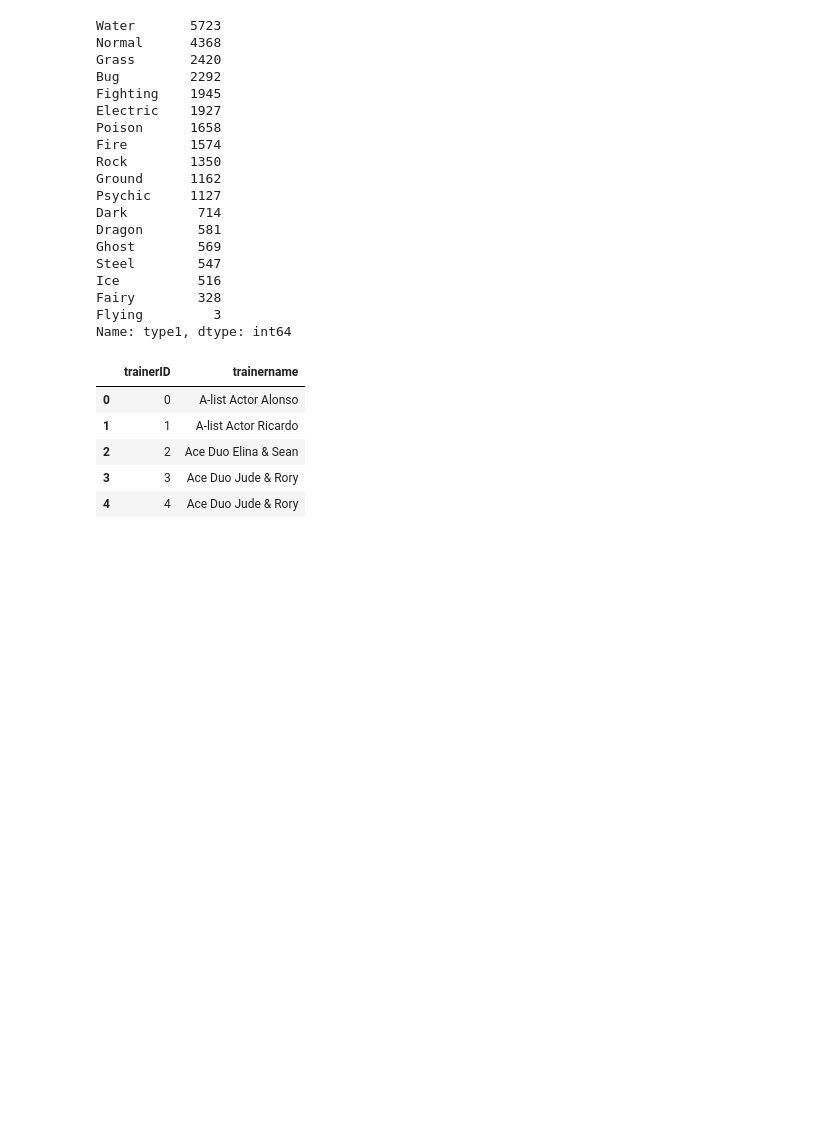
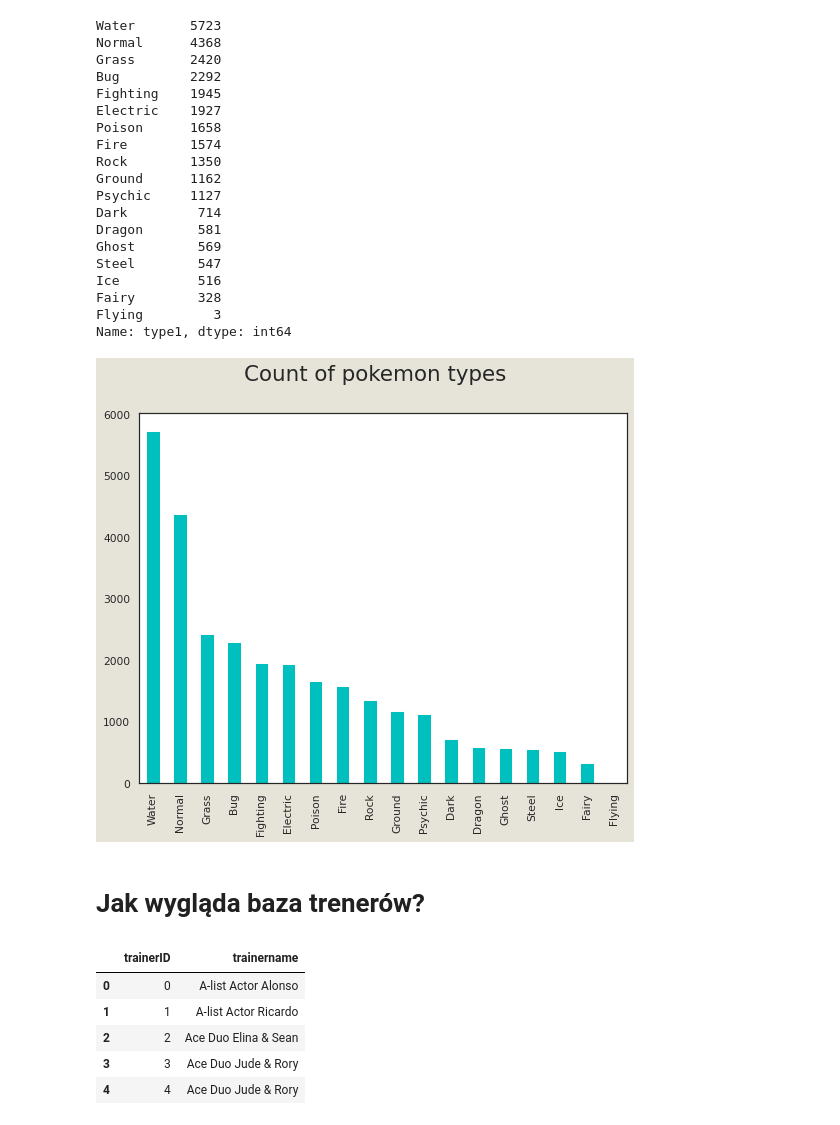
Before and after one commit to infoshareacademy/jdszr2-DataResearchers, a Jupyter notebook: python/main.ipynb, the cells around one changed output. Cells and saved outputs as stored; diff of their text form; code cells hidden in the pictures; blank space fills up the shorter version.

```diff
--- a/python/main.ipynb
+++ b/python/main.ipynb
@@ -60,6 +75,19 @@ Ice          516
 Fairy        328
 Flying         3
 Name: type1, dtype: int64
+# %%
+def count_of_pokemon_types():
+    sns.set_style("white")
+    sns.set_context("notebook")
+    plt.figure(num=None, figsize=(9, 7), dpi=70, facecolor='#E6E3D9', edgecolor='k').suptitle('Count of pokemon types', fontsize=22)
+    pokemon_df["type1"].value_counts().plot(kind='bar',color="c")
+    plt.show()
+# %%
+count_of_pokemon_types()
+# %% [output]
+[figure, added]
+# %% [markdown]
+# Jak wygląda baza trenerów?
 # %%
 trainers_df.head() # Trainers head
 # %% [output]
```
Also changed, not shown: parts of 47 cells of this notebook, 21 other files.
